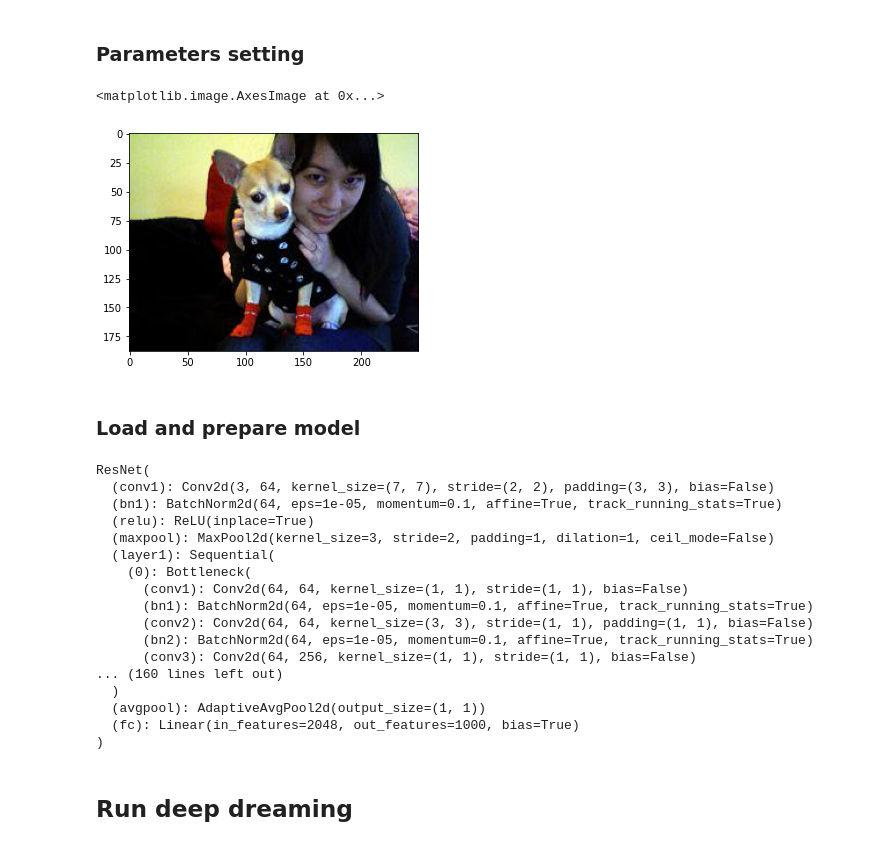
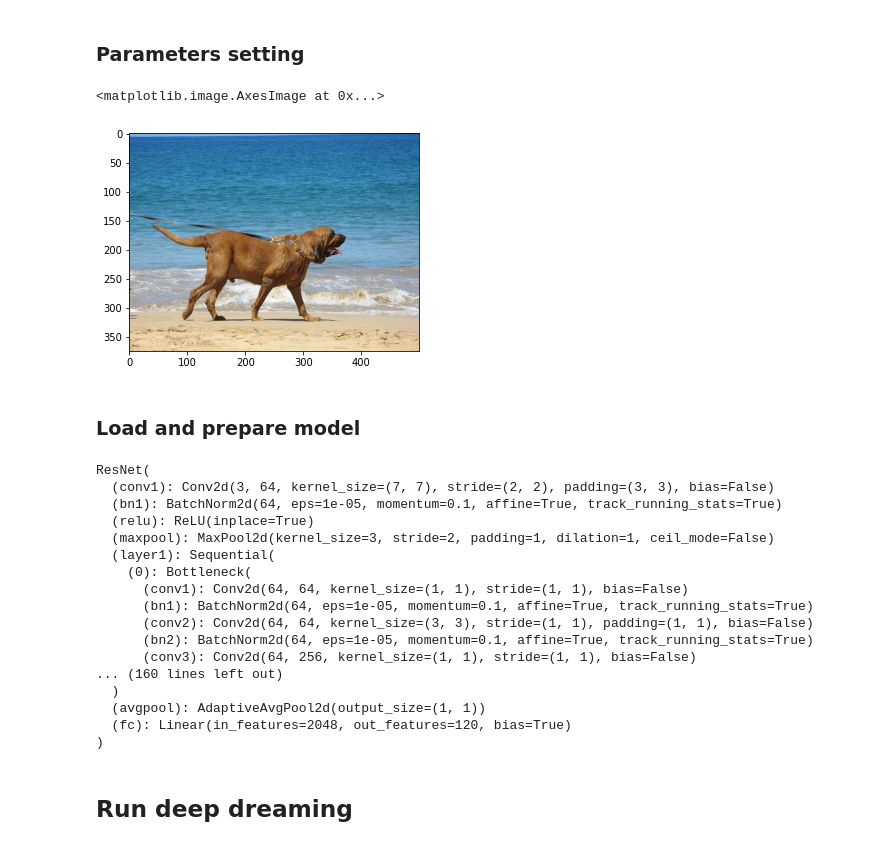
Before and after one commit to tiskus333/SNR_ResNet50, a Jupyter notebook: deep_dream.ipynb, the cells around one changed output. Cells and saved outputs as stored; diff of their text form; code cells hidden in the pictures.

Commit message:
changed model ofr deepdream

```diff
--- a/deep_dream.ipynb
+++ b/deep_dream.ipynb
@@ -77,22 +77,23 @@ def deep_dream(image, model, iterations, lr, octave_scale, num_octaves):
 # %% [markdown]
 ### Parameters setting
 # %%
-image = Image.open("Images/n02085620-Chihuahua/n02085620_7.jpg").convert("RGB")
+image = Image.open("Images/n02088466-bloodhound/n02088466_3184.jpg").convert("RGB")
 at_layer = 25
 lr = 0.03
 iterations = 50
 octave_scale = 1.4
 num_octaves = 20
 plt.imshow(image)
 # %% [output]
 <matplotlib.image.AxesImage at 0x...>
-[figure, old version]
+[figure, new version]
 # %% [markdown]
 ### Load and prepare model
 # %%
 model = models.resnet50(pretrained=True)
-model.load_state_dict(torch.load("models/fresh_45_dict.pt"))
-model = model.eval()
+model.fc = nn.Linear(in_features=2048, out_features=120,bias=True)
+model.load_state_dict(torch.load("models/m10_dict.pt"))
+model.eval()
 print(model)
 # %% [output]
 ResNet(
@@ -110,7 +111,7 @@ ResNet(
 ... (160 lines left out)
   )
   (avgpool): AdaptiveAvgPool2d(output_size=(1, 1))
-  (fc): Linear(in_features=2048, out_features=1000, bias=True)
+  (fc): Linear(in_features=2048, out_features=120, bias=True)
 )
 # %% [markdown]
 ## Run deep dreaming
```
Also changed, not shown: parts of 2 cells of this notebook, 5 other files.
